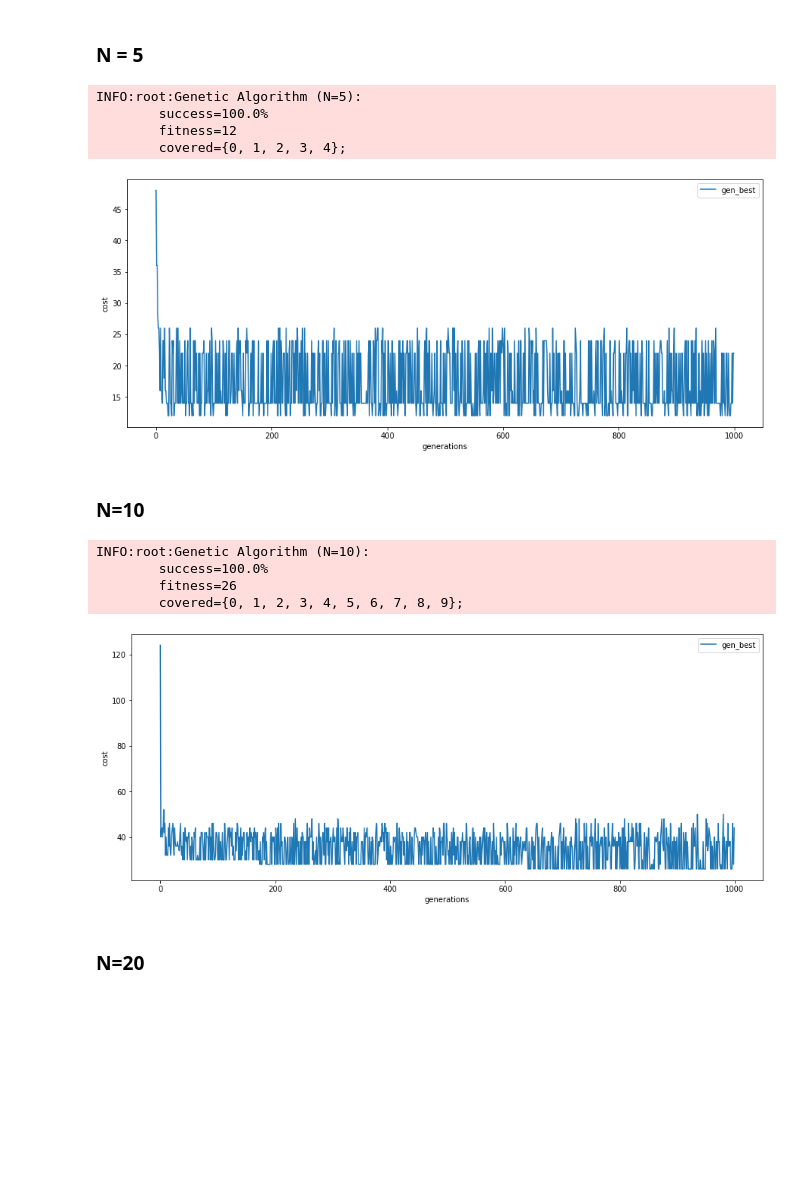
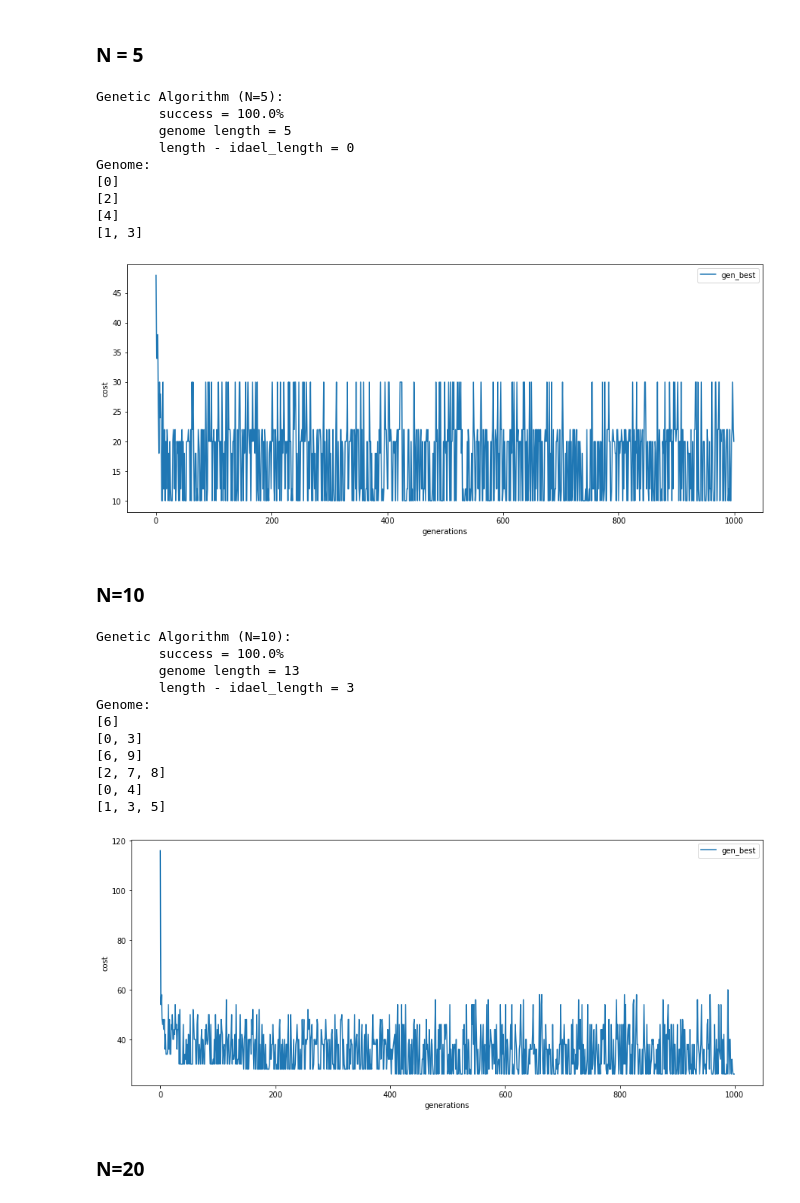
Before and after one commit to LuigiFederico/Computational-Intelligence, a Jupyter notebook: lab2/lab2.ipynb, the cells around one changed output. Drawn from its saved outputs; the diff is of its cells as text; code cells hidden in the pictures; blank space fills up the shorter version.

```diff
--- a/lab2/lab2.ipynb
+++ b/lab2/lab2.ipynb
@@ -27,7 +26,7 @@ def tournament(population):
   x, y = tuple(random.choices(population, k=2))
   return x.fight(y)
 # %%
-def initial_population(id_to_genes):
+def initial_population(id_to_genes, N):
   population = list()
   genes = list(id_to_genes.values())
   tot_genes = len(id_to_genes)
@@ -47,6 +46,14 @@ def plot_gen_best(fitness_log):
   #plt.scatter([x for x, _ in fitness_log], [y for _, y in fitness_log], marker=".", label='fitness_log')
   plt.plot([x for x, _ in enumerate(gen_best)], [y for _, y in enumerate(gen_best)], label='gen_best')
   plt.legend()
+# %%
+def print_statistics(winner, N):
+  print(f"Genetic Algorithm (N={N}):")
+  print(f"\tsuccess = {len(winner.covered)*100/N}%")
+  print(f"\tgenome length = {len(winner)}")
+  print(f"\tlength - idael_length = {len(winner) - N}")
+  print(f"Genome:")
+  winner.display()
 # %% [markdown]
 ## Evolution
 # %%
@@ -79,37 +84,49 @@ logging.getLogger().setLevel(logging.INFO)
 # %%
 N = 5
 
+clean_problem = set([tuple(sorted(l)) for l in problem(N, 42)])
+id_to_genes = create_dict_genes(clean_problem) # Dictionaries to map genes to ids and vice versa
+population = initial_population(id_to_genes, N)
+winner, fitness_log = genetic_algorithm(population, id_to_genes, N)
 
-id_to_genes = create_dict_genes(problem(N, 42)) # Dictionaries to map genes to ids and vice versa
-population = initial_population(id_to_genes)
-winner_GA, fitness_log_GA = genetic_algorithm(population, id_to_genes, N)
-
-logging.info(f"Genetic Algorithm (N={N}):\n\tsuccess={len(winner_GA.covered)*100/N}%\n\tfitness={winner_GA.cost}\n\tcovered={winner_GA.covered};")
-
-plot_gen_best(fitness_log_GA)
+print_statistics(winner, N)
+plot_gen_best(fitness_log)
 # %% [output]
-INFO:root:Genetic Algorithm (N=5):
-        success=100.0%
-        fitness=12
-        covered={0, 1, 2, 3, 4};
+Genetic Algorithm (N=5):
+        success = 100.0%
+        genome length = 5
+        length - idael_length = 0
+Genome:
+[0]
+[2]
+[4]
+[1, 3]
-[figure, old version]
+[figure, new version]
 # %% [markdown]
 ### N=10
 # %%
 N = 10
 
-id_to_genes = create_dict_genes(problem(N, 42)) # Dictionaries to map genes to ids and vice versa
-population = initial_population(id_to_genes)
+clean_problem = set([tuple(sorted(l)) for l in problem(N, 42)])
+id_to_genes = create_dict_genes(clean_problem) # Dictionaries to map genes to ids and vice versa
+population = initial_population(id_to_genes, N)
 winner_GA, fitness_log_GA = genetic_algorithm(population, id_to_genes, N)
 
-logging.info(f"Genetic Algorithm (N={N}):\n\tsuccess={len(winner_GA.covered)*100/N}%\n\tfitness={winner_GA.cost}\n\tcovered={winner_GA.covered};")
+print_statistics(winner_GA, N)
 plot_gen_best(fitness_log_GA)
 # %% [output]
-INFO:root:Genetic Algorithm (N=10):
-        success=100.0%
-        fitness=26
-        covered={0, 1, 2, 3, 4, 5, 6, 7, 8, 9};
+Genetic Algorithm (N=10):
+        success = 100.0%
+        genome length = 13
+        length - idael_length = 3
+Genome:
+[6]
+[0, 3]
+[6, 9]
+[2, 7, 8]
+[0, 4]
+[1, 3, 5]
-[figure, old version]
+[figure, new version]
 # %% [markdown]
 ### N=20
 # %%
```
Also changed, not shown: parts of 6 cells of this notebook, 10 other files.
